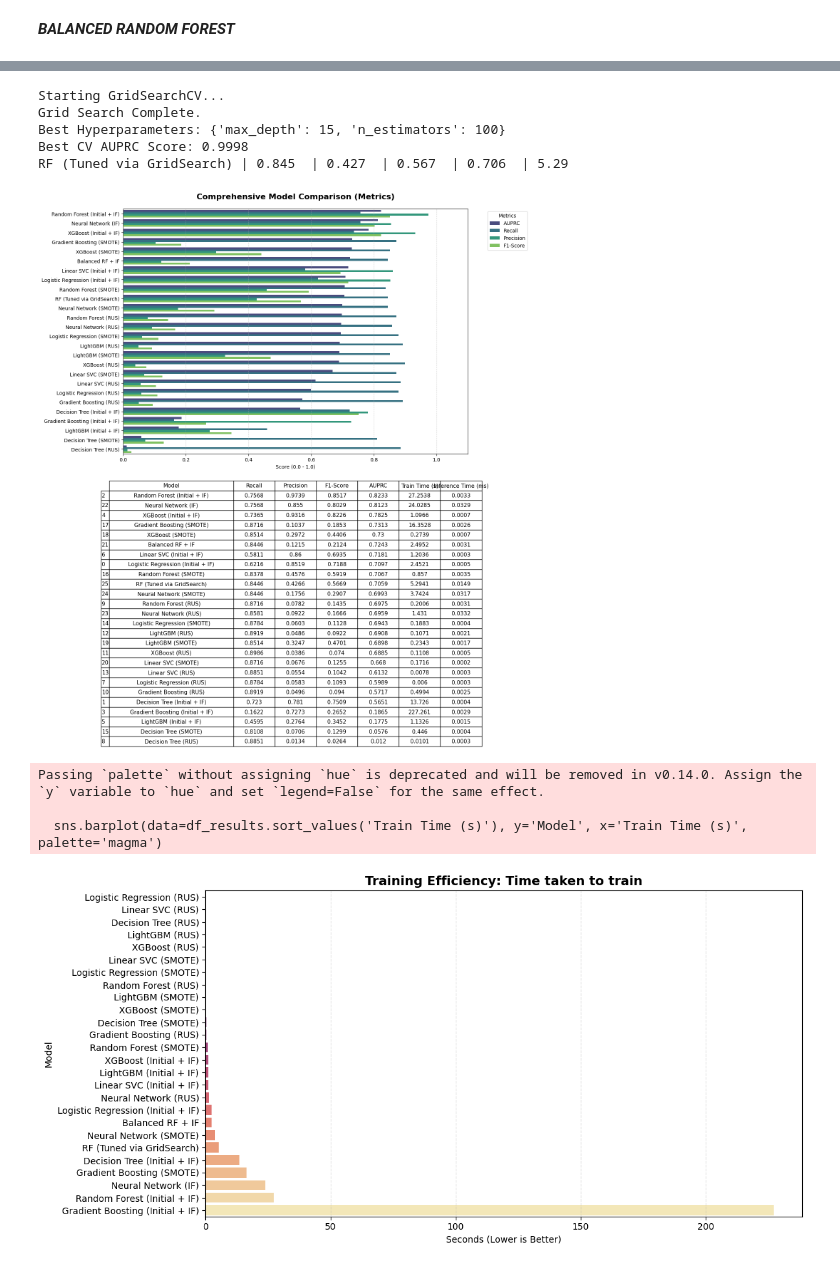
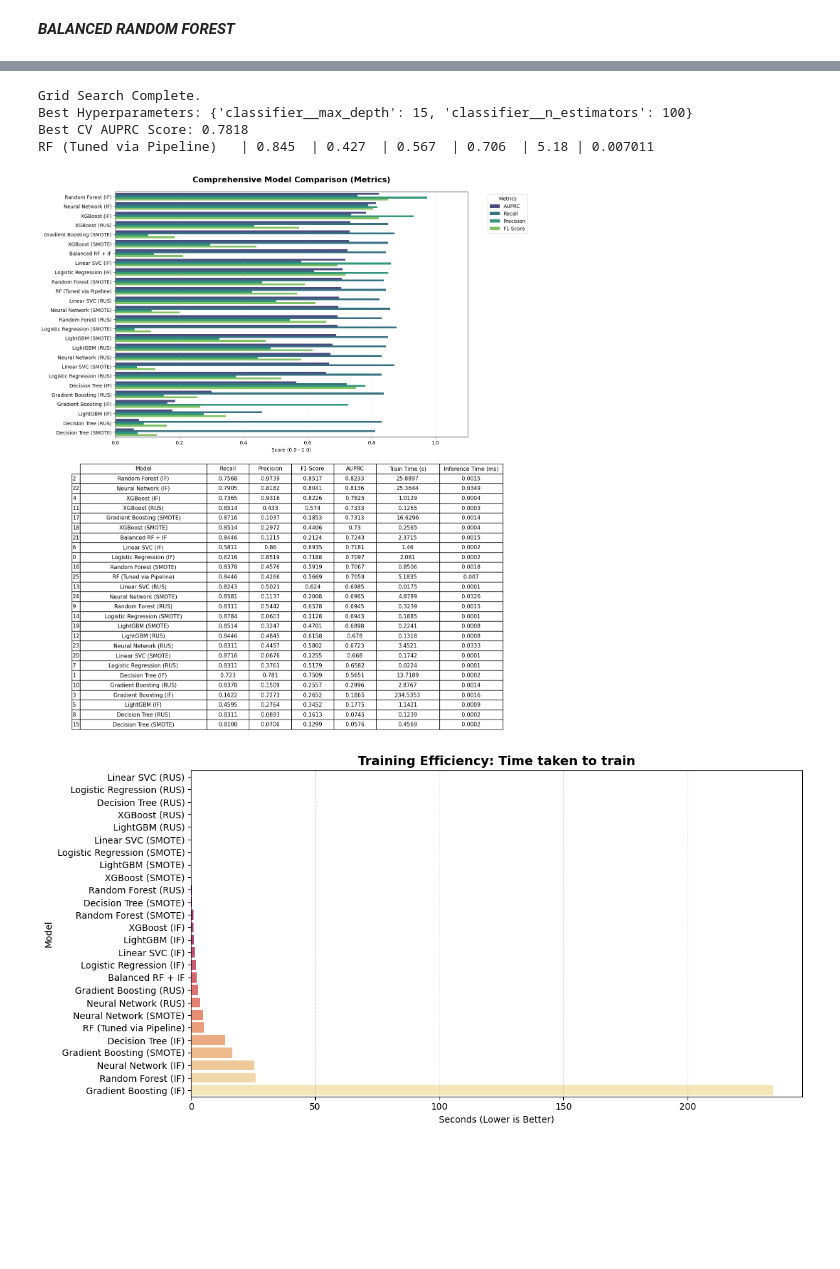
Before and after one commit to Wisuy/Credit-Card-Fraud, a Jupyter notebook: Credit_Card_Fraud.ipynb, the cells around one changed output, grey strips where cells are left out. Drawn from its saved outputs; the diff is of its cells as text; code cells hidden in the pictures; blank space fills up the shorter version.

```diff
--- a/Credit_Card_Fraud.ipynb
+++ b/Credit_Card_Fraud.ipynb
@@ -122,6 +119,8 @@ plt.show()
 from sklearn.ensemble import IsolationForest
 from sklearn.model_selection import train_test_split
 from sklearn.preprocessing import StandardScaler
+
+clean_features = ['Amount', 'TransactionDensity'] + [f'V{i}' for i in range(1, 29)]
 
 # Splitting the dataset
 X_train, X_test, y_train, y_test = train_test_split(
@@ -136,11 +135,12 @@ X_test[features_to_scale_names] = scaler.transform(X_test[features_to_scale_name
 
 # Isolation Forest
 iforest = IsolationForest(contamination=0.01, random_state=42) # contamination='auto' leads to 3.83% outliers
-X_train['isOutlier'] = iforest.fit_predict(X_train)
-X_test['isOutlier'] = iforest.predict(X_test)
+X_train['isOutlier'] = iforest.fit_predict(X_train[clean_features])
+X_test['isOutlier'] = iforest.predict(X_test[clean_features])
 
 print("Total Anomaly Counts:")
 print(X_train['isOutlier'].value_counts())
+print(f"Features used for Outlier Detection: {len(clean_features)}")
 # %% [output]
 Total Anomaly Counts:
 isOutlier
@@ -152,7 +153,8 @@ Name: count, dtype: int64
 # %%
 from imblearn.under_sampling import RandomUnderSampler
 
-rus = RandomUnderSampler(random_state=42)
+# sampling_strategy=0.1 means fraud cases represent 10% of the training data
+rus = RandomUnderSampler(sampling_strategy=0.1, random_state=42)
 X_train_rus, y_train_rus = rus.fit_resample(X_train, y_train)
 
 print(f"Training set size (Balanced): {len(X_train_rus)}")
@@ -366,36 +452,47 @@ Neural Network (SMOTE)    | 0.845  | 0.176  | 0.291  | 0.699  | 3.74
 # %%
+from imblearn.pipeline import Pipeline as ImbPipeline
+from imblearn.over_sampling import SMOTE
+from imblearn.under_sampling import RandomUnderSampler
 from sklearn.model_selection import GridSearchCV
-from sklearn.metrics import average_precision_score
 
-param_grid = {'n_estimators': [10, 50, 100], 'max_depth': [5, 10, 15]}
+# Define the steps (RUS -> SMOTE -> Classifier)
+pipeline = ImbPipeline([
+    ('rus', RandomUnderSampler(sampling_strategy={0: 10000}, random_state=42)),
+    ('smote', SMOTE(sampling_strategy=1.0, random_state=42)),
+    ('classifier', RandomForestClassifier(random_state=42))
+])
 
-print("Starting GridSearchCV...")
+# Define parameters to test
+param_grid = {
+    'classifier__n_estimators': [10, 50, 100],
+    'classifier__max_depth': [5, 10, 15]
+}
+
 grid_search = GridSearchCV(
-    RandomForestClassifier(random_state=42),
+    pipeline,
     param_grid,
-    cv=3,
+    cv=5,
     scoring='average_precision',
     n_jobs=-1
 )
 
-
-grid_search.fit(X_train_smote, y_train_smote)
+# 3. Fit using the original X_train
+grid_search.fit(X_train, y_train)
 
 print("Grid Search Complete.")
 print("Best Hyperparameters:", grid_search.best_params_)
 print(f"Best CV AUPRC Score: {grid_search.best_score_:.4f}")
 
+# Record performance using the pipeline
 best_rf_model = grid_search.best_estimator_
 
-res_grid = record_performance("RF (Tuned via GridSearch)", best_rf_model, X_train_smote, y_train_smote, X_test, y_test)
-
+res_grid = record_performance("RF (Tuned via Pipeline)", best_rf_model, X_train, y_train, X_test, y_test)
 performance_data.append(res_grid)
 # %% [output]
-Starting GridSearchCV...
 Grid Search Complete.
-Best Hyperparameters: {'max_depth': 15, 'n_estimators': 100}
-Best CV AUPRC Score: 0.9998
-RF (Tuned via GridSearch) | 0.845  | 0.427  | 0.567  | 0.706  | 5.29
+Best Hyperparameters: {'classifier__max_depth': 15, 'classifier__n_estimators': 100}
+Best CV AUPRC Score: 0.7818
+RF (Tuned via Pipeline)   | 0.845  | 0.427  | 0.567  | 0.706  | 5.18 | 0.007011
 # %%
 import matplotlib.pyplot as plt
 import seaborn as sns
@@ -404,37 +501,34 @@ from pandas.plotting import table
 
 df_results = pd.DataFrame(performance_data).sort_values(by='AUPRC', ascending=False)
 
 fig, (ax1, ax2) = plt.subplots(2, 1, figsize=(14, 16), gridspec_kw={'height_ratios': [2, 1]})
 
 df_melted = df_results.melt(id_vars='Model', value_vars=['AUPRC', 'Recall', 'Precision', 'F1-Score'])
 
 sns.barplot(data=df_melted, y='Model', x='value', hue='variable', ax=ax1, palette='viridis')
 ax1.set_title('Comprehensive Model Comparison (Metrics)', fontsize=16, weight='bold', pad=20)
 ax1.set_xlabel('Score (0.0 - 1.0)')
 ax1.set_ylabel('')
 ax1.set_xlim(0, 1.1)
 ax1.legend(title='Metrics', bbox_to_anchor=(1.05, 1), loc='upper left')
 ax1.grid(axis='x', linestyle='--', alpha=0.5)
 
 ax2.axis('off')
-tbl = table(ax2, df_results.round(4), loc='center', cellLoc='center', colWidths=[0.3, 0.1, 0.1, 0.1, 0.1, 0.1, 0.1])
+tbl = table(ax2, df_results.round(4), loc='center', cellLoc='center', colWidths=[0.3, 0.1, 0.1, 0.1, 0.1, 0.15, 0.15])
 tbl.auto_set_font_size(False)
 tbl.set_fontsize(11)
 tbl.scale(1.2, 1.8)
 
 plt.tight_layout()
 plt.show()
 
 plt.figure(figsize=(12, 6))
-sns.barplot(data=df_results.sort_values('Train Time (s)'), y='Model', x='Train Time (s)', palette='magma')
+sns.barplot(data=df_results.sort_values('Train Time (s)'), y='Model', x='Train Time (s)', palette='magma', hue='Model', legend=False)
 plt.title('Training Efficiency: Time taken to train', fontsize=14, weight='bold')
 plt.xlabel('Seconds (Lower is Better)')
 plt.grid(axis='x', linestyle='--', alpha=0.4)
 plt.tight_layout()
 plt.show()
 # %% [output]
-[figure, old version]
+[figure, new version]
-Passing `palette` without assigning `hue` is deprecated and will be removed in v0.14.0. Assign the `y` variable to `hue` and set `legend=False` for the same effect.
-
-  sns.barplot(data=df_results.sort_values('Train Time (s)'), y='Model', x='Train Time (s)', palette='magma')
-[figure, old version]
+[figure, new version]
```
Also changed, not shown: parts of 23 cells of this notebook, 1 other file.
